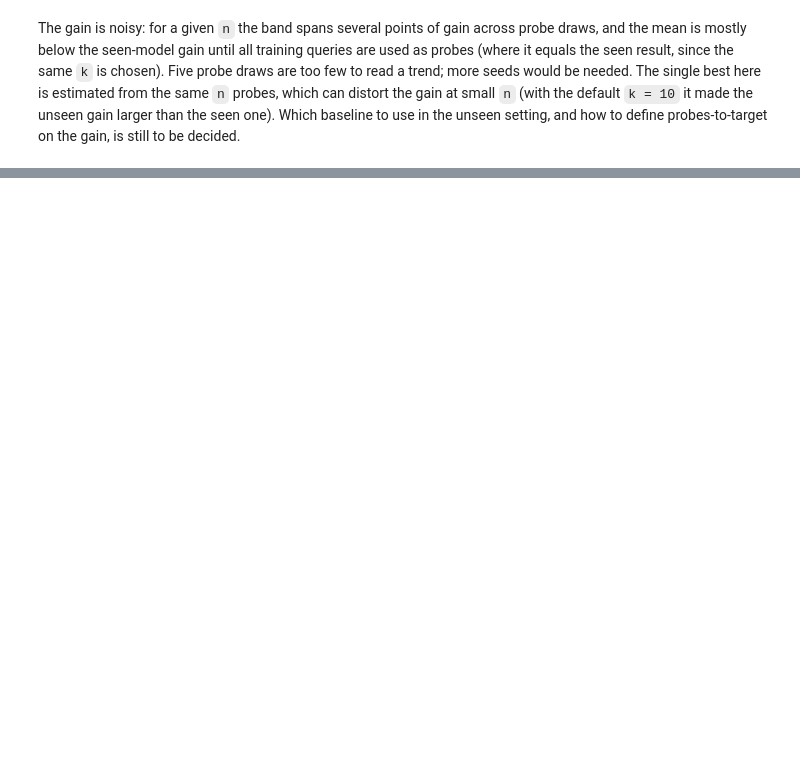
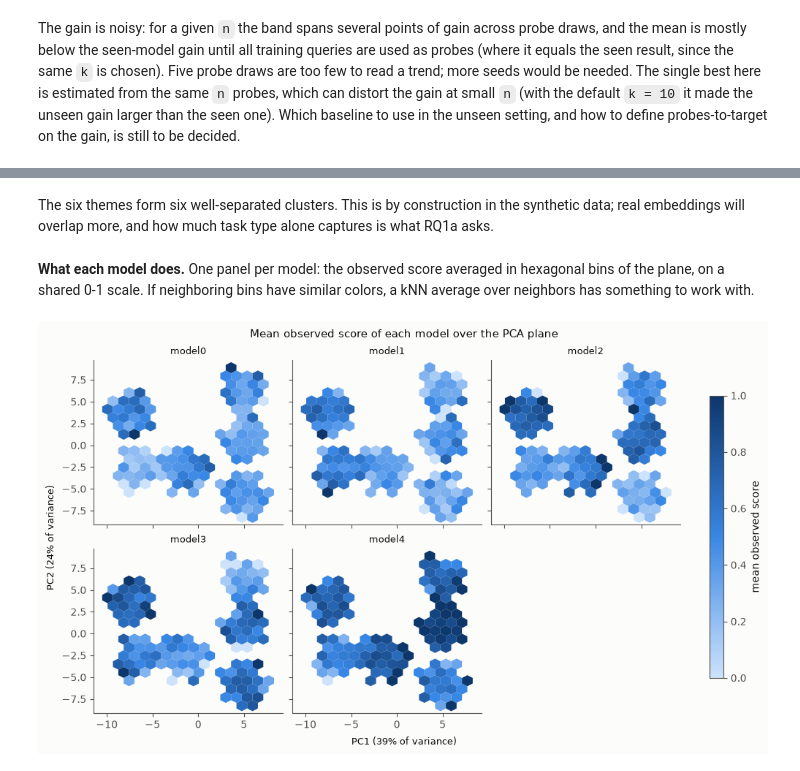
Before and after one commit to mpodolinsky/query-representation-learning, a Jupyter notebook: michal-harness/walkthrough.ipynb, the cells around one changed output, grey strips where cells are left out. Drawn from its saved outputs; the diff is of its cells as text; code cells hidden in the pictures; blank space fills up the shorter version.

```diff
--- a/michal-harness/walkthrough.ipynb
+++ b/michal-harness/walkthrough.ipynb
@@ -220,0 +254,8 @@ The single best here is estimated from the same `n` probes, which can distort th
+# %% [markdown]
+The six themes form six well-separated clusters. This is by construction in the synthetic data; real embeddings will overlap more, and how much task type alone captures is what RQ1a asks.
+# %% [markdown]
+**What each model does.** One panel per model: the observed score averaged in hexagonal bins of the plane, on a shared 0-1 scale. If neighboring bins have similar colors, a kNN average over neighbors has something to work with.
+# %%
+fig = plots.plot_pca_quality(Z[data.train], ratio, data.S[data.train], data.models)
+# %% [output]
+[figure, added]
```
Also changed, not shown: parts of 26 cells of this notebook, 6 other files.
